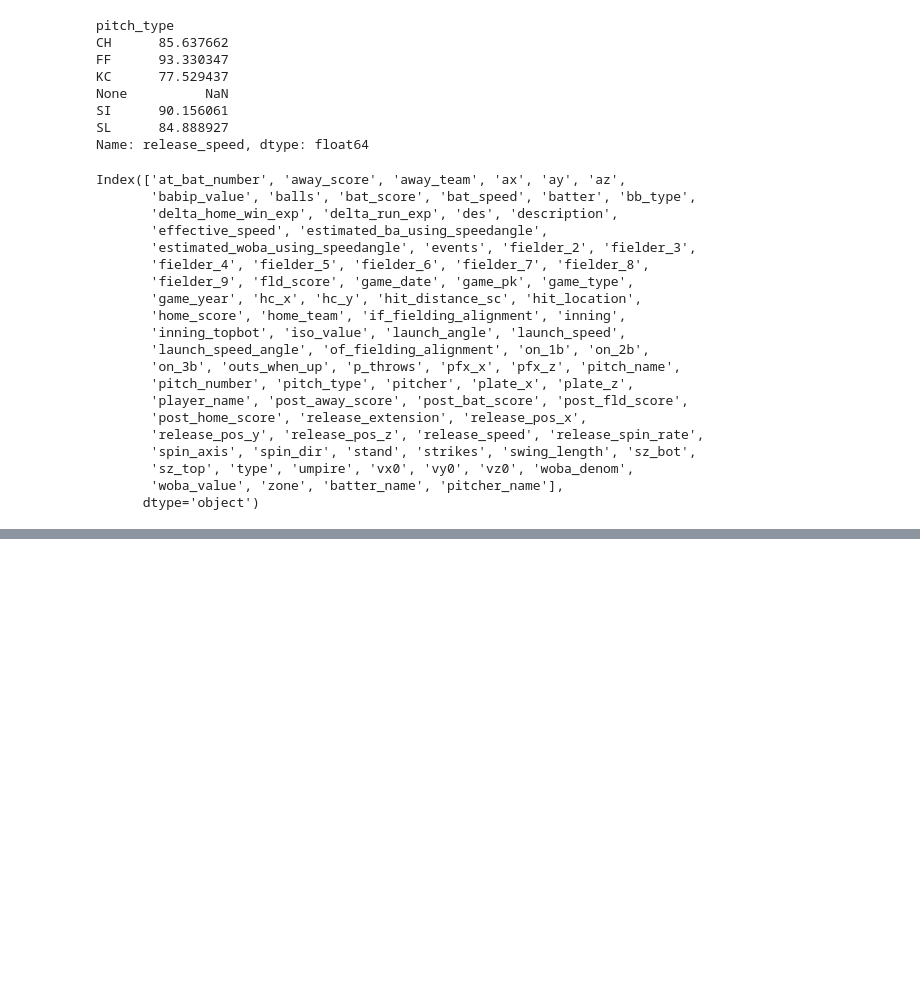
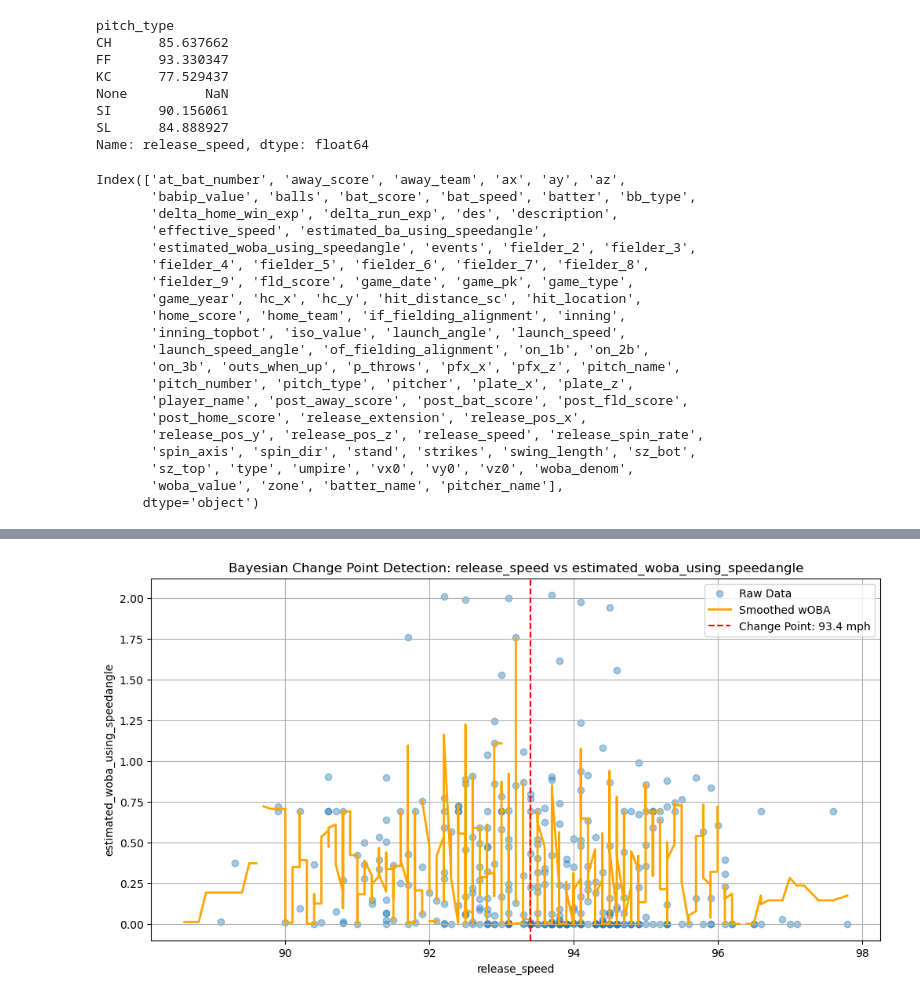
Before and after one commit to wsong214/analytico, a Jupyter notebook: velocliff/velo_cliff.ipynb, the cells around one changed output, grey strips where cells are left out. Drawn from its saved outputs; the diff is of its cells as text; code cells hidden in the pictures; blank space fills up the shorter version.

Commit message:
most of the code is here, but it is still not functional

```diff
--- a/velocliff/velo_cliff.ipynb
+++ b/velocliff/velo_cliff.ipynb
@@ -191,0 +307,87 @@ plt.show()
+# %%
+import numpy as np
+import pandas as pd
+import matplotlib.pyplot as plt
+import scipy.stats as stats
+
+# Define x and y columns
+x_column = 'release_speed'
+y_column = 'estimated_woba_using_speedangle'
+
+# Sort fastball_data by release_speed
+fastball_data_sorted = fastball_data.sort_values(by=x_column).reset_index(drop=True)
+
+# Extract sorted columns
+x_data = fastball_data_sorted[x_column].values
+y_data = fastball_data_sorted[y_column].values
+
+# Smooth fluctuations with a rolling mean
+window_size = 10
+y_smoothed = pd.Series(y_data).rolling(window=window_size, center=True, min_periods=1).mean()
+
+# Bayesian Changepoint Model
+def log_likelihood(y, mu1, mu2, sigma, cp):
+    """Compute log-likelihood given a change point"""
+    n1, n2 = cp, len(y) - cp
+    log_lik1 = np.sum(stats.norm.logpdf(y[:n1], mu1, sigma))
+    log_lik2 = np.sum(stats.norm.logpdf(y[n1:], mu2, sigma))
+    return log_lik1 + log_lik2
+
+def bayesian_changepoint(y, n_samples=5000):
+    """Use MCMC to estimate change point"""
+    n = len(y)
+    cp_samples = []
+    mu1_samples = []
+    mu2_samples = []
+
+    # Initialize parameters
+    cp = n // 2
+    mu1, mu2 = np.mean(y[:cp]), np.mean(y[cp:])
+    sigma = np.std(y)
+
+    for _ in range(n_samples):
+        # Propose new changepoint
+        cp_new = np.random.randint(5, n-5)  # Avoid edges
+
+        # Compute likelihoods
+        mu1_new, mu2_new = np.mean(y[:cp_new]), np.mean(y[cp_new:])
+        log_lik_old = log_likelihood(y, mu1, mu2, sigma, cp)
+        log_lik_new = log_likelihood(y, mu1_new, mu2_new, sigma, cp_new)
+
+        # Compute acceptance probability
+        alpha = np.exp(log_lik_new - log_lik_old)
+        if np.random.rand() < alpha:
+            cp = cp_new
+            mu1, mu2 = mu1_new, mu2_new
+
+        cp_samples.append(cp)
+        mu1_samples.append(mu1)
+        mu2_samples.append(mu2)
+
+    # Return most frequent change point
+    return np.bincount(cp_samples).argmax()
+
+# Run Bayesian changepoint detection
+change_point_index = bayesian_changepoint(y_smoothed)
+change_point_value = x_data[change_point_index]
+
+# Plot results
+plt.figure(figsize=(12, 6))
+
+# Plot original data and smoothed trend
+plt.scatter(x_data, y_data, alpha=0.4, label='Raw Data')
+plt.plot(x_data, y_smoothed, color='orange', linewidth=2, label='Smoothed wOBA')
+
+# Overlay detected change point
+plt.axvline(change_point_value, color='red', linestyle='--', label=f'Change Point: {change_point_value:.1f} mph')
+
+plt.xlabel(x_column)
+plt.ylabel(y_column)
+plt.title(f'Bayesian Change Point Detection: {x_column} vs {y_column}')
+plt.legend()
+plt.grid(True)
+plt.show()
+
+print(f"Detected velocity change point: {change_point_value:.1f} mph")
+# %% [output]
+[figure, added]
```
Also changed, not shown: parts of 19 cells of this notebook, 1 other file.
